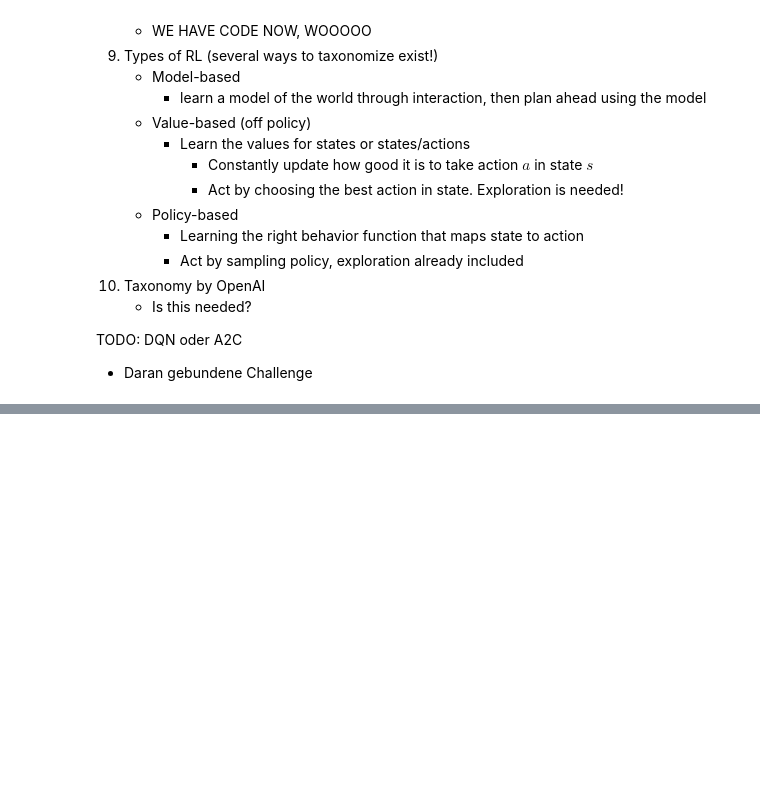
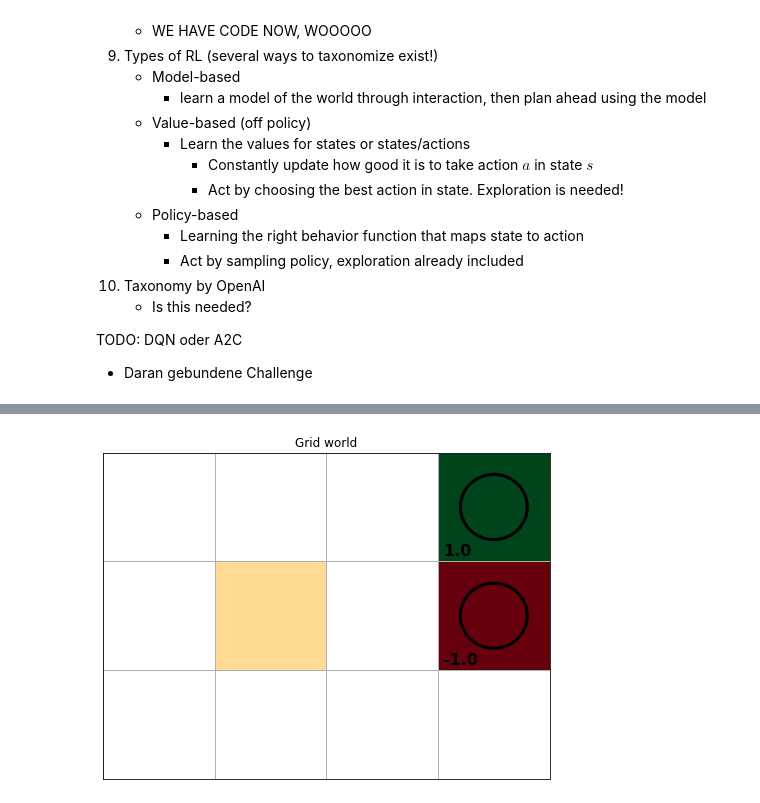
Before and after one commit to nkiehne/jupyter-notebooks, a Jupyter notebook: Intro Reinforcement Learning.ipynb, the cells around one changed output, grey strips where cells are left out. Saved outputs shown, nothing was run; the diff lists cells and outputs as text; code cells hidden in the pictures; blank space fills up the shorter version.

```diff
--- a/Intro Reinforcement Learning.ipynb
+++ b/Intro Reinforcement Learning.ipynb
@@ -345,0 +482,21 @@ DQN oder A2C
+# %%
+actions = np.array([
+    [-1,0], # UP
+    [1,0], # DOWN
+    [0,-1], # Left
+    [0,1], # Right
+])
+
+rewards = {(0,3):1,
+           (1,3):-1}
+terminal_states = list(rewards.keys())
+blocks = [(1,1)]
+
+grid_world = Gridworld(actions,w=4,h=3, step_reward=-0.04,
+                       cell_rewards=rewards,
+                       terminal_states=terminal_states,
+                       blocked_cells=blocks)
+
+grid_world.plot(width=8)
+# %% [output]
+[figure, added]
```
Also changed, not shown: parts of 55 cells of this notebook.
